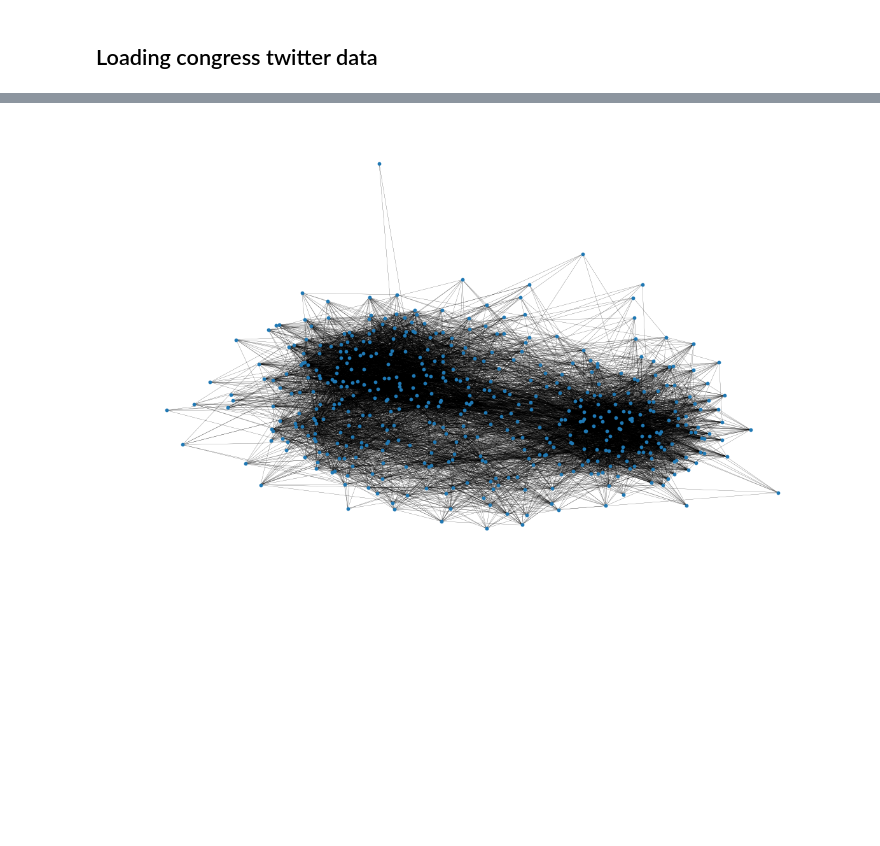
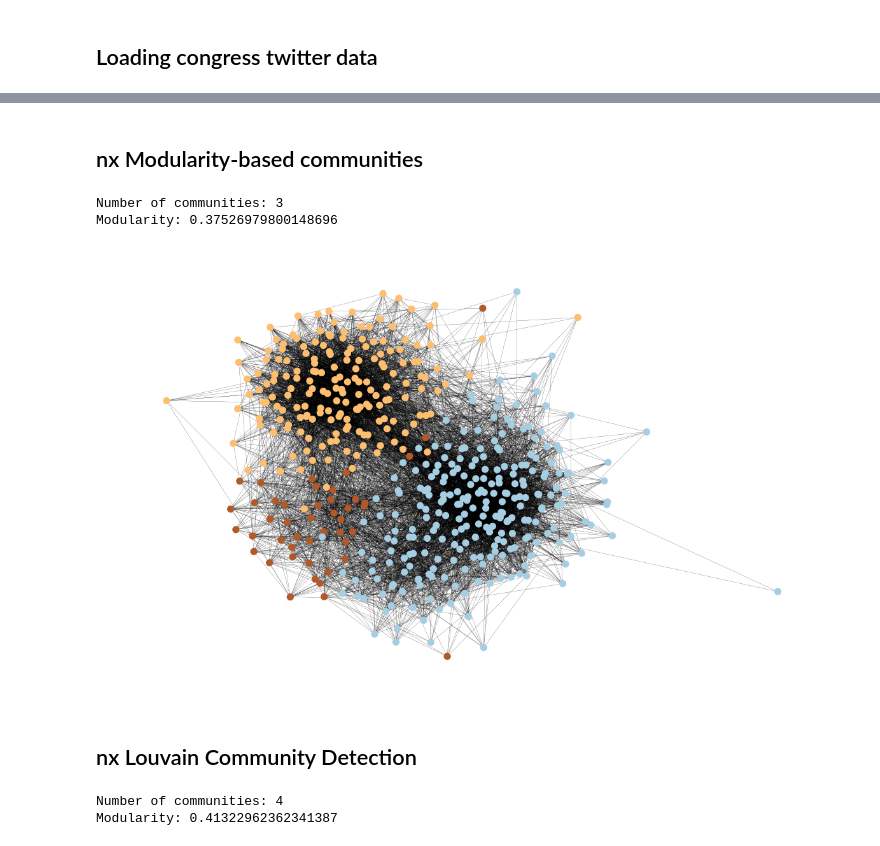
Before and after one commit to Wafellini/Machine-Learning-with-Graphs, a Jupyter notebook: Community Detection/task1_1.ipynb, the cells around one changed output, grey strips where cells are left out. Cells and saved outputs as stored; diff of their text form; code cells hidden in the pictures; blank space fills up the shorter version.

```diff
--- a/Community Detection/task1_1.ipynb
+++ b/Community Detection/task1_1.ipynb
@@ -27,11 +24,0 @@ num_nodes = G.number_of_nodes()
-# %%
-communities = girvan_newman(G)
-
-k = 3 # Step of Girvan Newman algorithm
-
-communities = [list(community) for community in next(itertools.islice(communities, k, None))]
-colors = {node: i for i, nodes in enumerate(communities) for node in nodes}
-colors = [colors[i] for i in range(num_nodes)]
-
-layout = nx.spring_layout(G, seed=4)
-nx.draw(G, layout, cmap = plt.cm.Set1, node_color=colors, with_labels=True, node_size=300, alpha=0.7)
@@ -40,5 +25,14 @@ nx.draw(G, layout, cmap = plt.cm.Set1, node_color=colors, with_labels=True, node
 # %%
-fig, ax = plt.subplots(figsize=(15, 9))
-ax.axis("off")
-plot_options = {"node_size": 50, "with_labels": False, "width": 0.15}
-nx.draw_networkx(G, pos=layout, cmap = plt.cm.Set1, node_color=colors, **plot_options)
+def visualize_communities(G, communities):
+    color_map = []
+    for node in G:
+        for i, community in enumerate(communities):
+            if node in community:
+                color_map.append(i)
+                break
+
+    # Draw the graph
+    fig, ax = plt.subplots(figsize=(15, 9))
+    ax.axis("off")
+    plot_options = {"node_size": 50, "with_labels": False, "width": 0.15}
+    nx.draw_networkx(G, cmap = plt.cm.Paired, node_color=color_map, **plot_options)
@@ -56,7 +39,22 @@ nx.draw_networkx(G, pos=nx.random_layout(G), ax=ax, **plot_options)
-# %%
-pos = nx.spring_layout(G, iterations=15, seed=1721)
-fig, ax = plt.subplots(figsize=(15, 9))
-ax.axis("off")
-nx.draw_networkx(G, pos=pos, ax=ax, **plot_options)
-# %% [output]
-[figure, removed]
+# %% [markdown]
+## nx Modularity-based communities
+# %%
+mbc = nx.community.greedy_modularity_communities(G)
+print("Number of communities:", len(mbc))
+print("Modularity:", nx.community.modularity(G, mbc))
+# %% [output]
+Number of communities: 3
+Modularity: 0.37526979800148696
+# %%
+visualize_communities(G, mbc)
+# %% [output]
+[figure, added]
+# %% [markdown]
+## nx Louvain Community Detection
+# %%
+lcd = nx.community.louvain_communities(G, seed=123)
+print("Number of communities:", len(lcd))
+print("Modularity:", nx.community.modularity(G, lcd))
+# %% [output]
+Number of communities: 4
+Modularity: 0.41322962362341387
```
Also changed, not shown: parts of 9 cells of this notebook.
